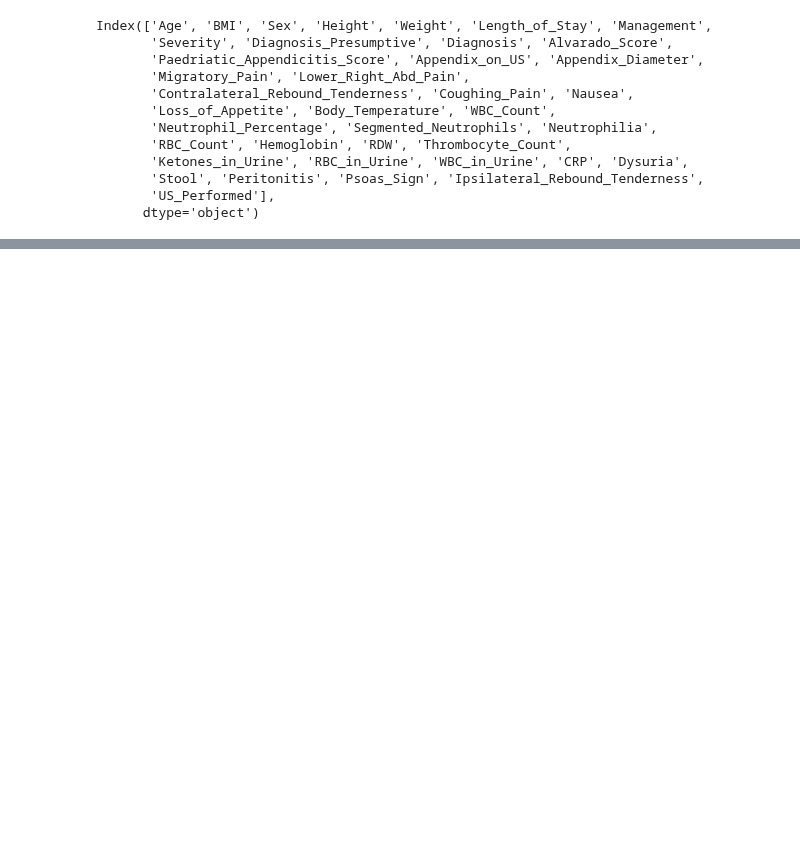
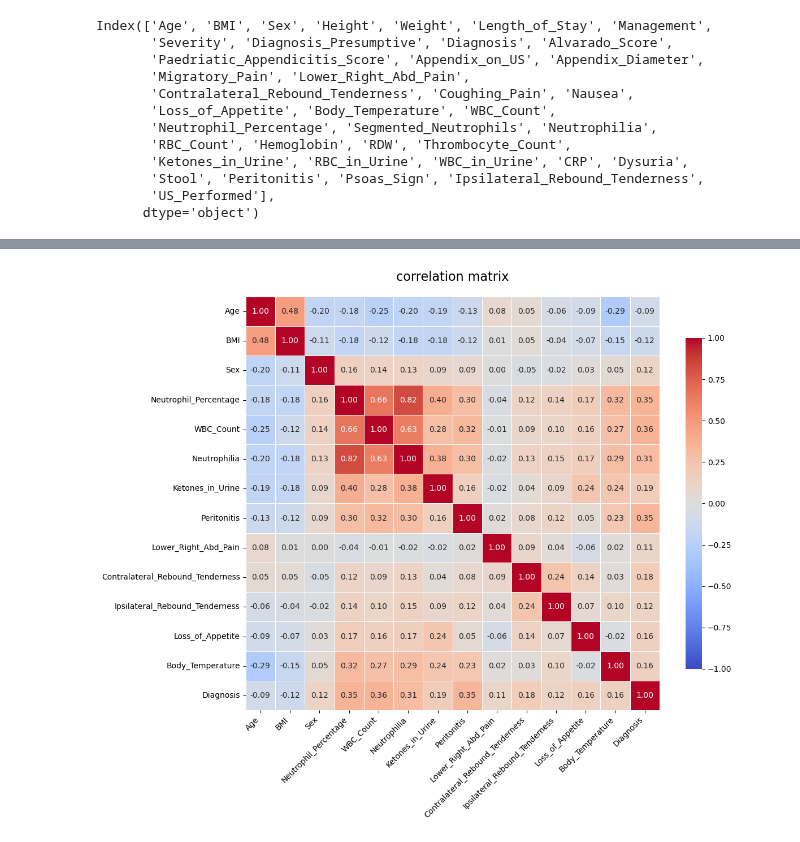
Before and after one commit to mbatheja/Appendicitis, a Jupyter notebook: classification.ipynb, the cells around one changed output, grey strips where cells are left out. Cells and saved outputs as stored; diff of their text form; code cells hidden in the pictures; blank space fills up the shorter version.

```diff
--- a/classification.ipynb
+++ b/classification.ipynb
@@ -66,3 +96,11 @@ US_Performed                          5
 dtype: int64
 # %%
 data2 = data[['Age','BMI','Sex','Neutrophil_Percentage','WBC_Count','Neutrophilia','Ketones_in_Urine','Peritonitis','Lower_Right_Abd_Pain','Contralateral_Rebound_Tenderness','Ipsilateral_Rebound_Tenderness','Loss_of_Appetite','Body_Temperature','Diagnosis']]
+# %%
+ketone_map = {'no':0,'+':1,'++':2,'+++':3}
+data2.loc[:,['Ketones_in_Urine']] = data2['Ketones_in_Urine'].map(ketone_map)
+peritonitis_map = {'no':0, 'local':1, 'generalized':2}
+data2.loc[:,['Peritonitis']] = data2['Peritonitis'].map(peritonitis_map)
+diag_map = {'appendicitis':1,'no appendicitis':0}
+data2['Diagnosis'] = data2['Diagnosis'].map(diag_map)
+data2
@@ -68,0 +126,9 @@ data2 = data[['Age','BMI','Sex','Neutrophil_Percentage','WBC_Count','Neutrophili
+# %%
+print(data2['Sex'].unique())
+sex_map = {'female':0,'male':1}
+data2['Sex'] = data2['Sex'].map(sex_map)
+affirm_map = {'no':0,'yes':1}
+cols = ['Neutrophilia','Lower_Right_Abd_Pain','Contralateral_Rebound_Tenderness','Ipsilateral_Rebound_Tenderness','Loss_of_Appetite']
+data2[cols] = data2[cols].applymap(affirm_map.get)
+print(data2['Sex'].head())
+print(data2.dtypes)
@@ -163,0 +220,24 @@ data_clean
+# %%
+correlation = data2.corr()
+plt.figure(figsize=(12,10))
+
+heatmap = sns.heatmap(correlation,
+                     annot=True,
+                     fmt= ".2f",
+                     cmap='coolwarm',
+                     vmin=-1,
+                     vmax=1,
+                     center=0,
+                     linewidths=.5,
+                     cbar_kws={"shrink":0.8})
+
+plt.title('correlation matrix', pad=20, fontsize=16)
+
+heatmap.set_xticklabels(heatmap.get_xticklabels(), rotation=45, horizontalalignment='right')
+
+heatmap.set_yticklabels(heatmap.get_yticklabels(), rotation=0)
+
+plt.tight_layout()
+plt.show()
+# %% [output]
+[figure, added]
```
Also changed, not shown: parts of 33 cells of this notebook.
